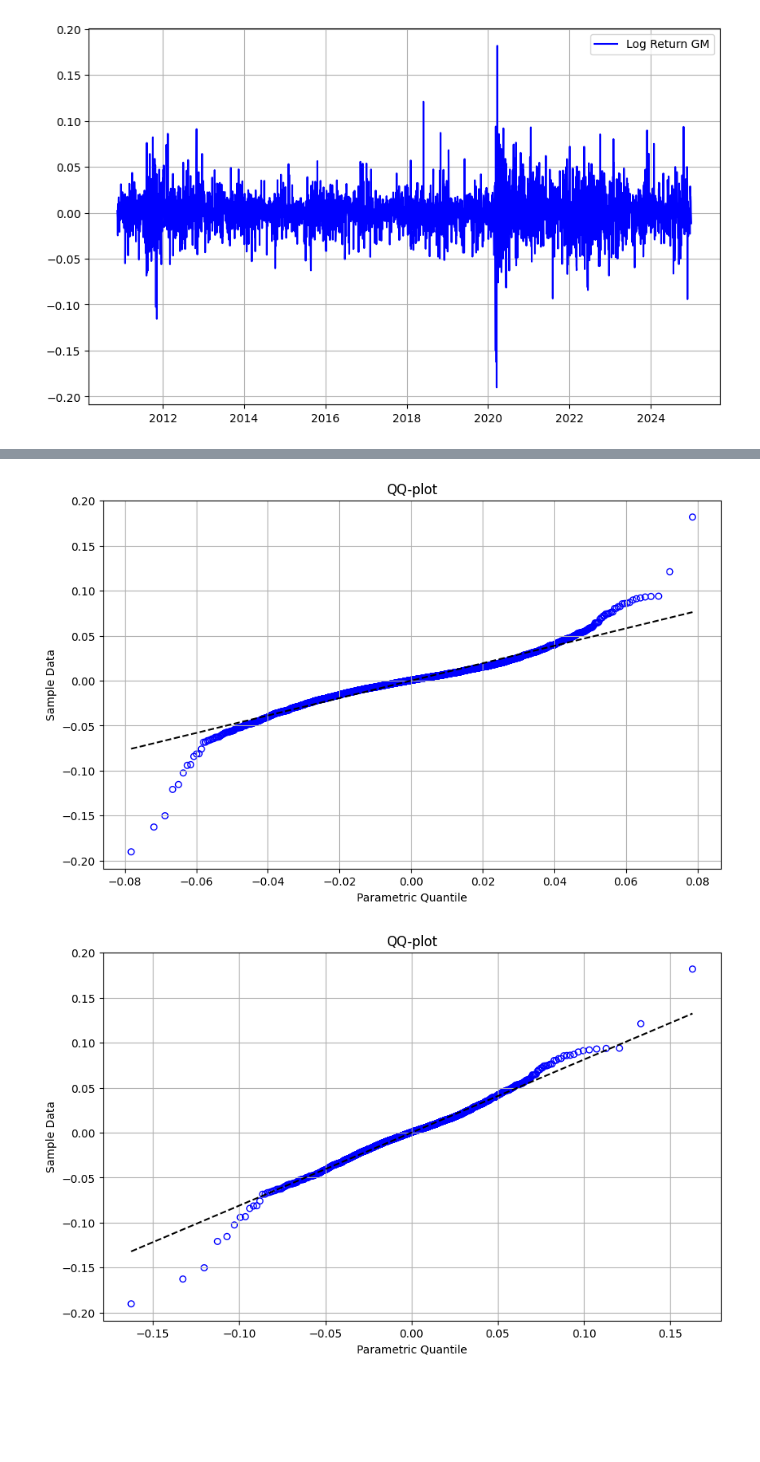
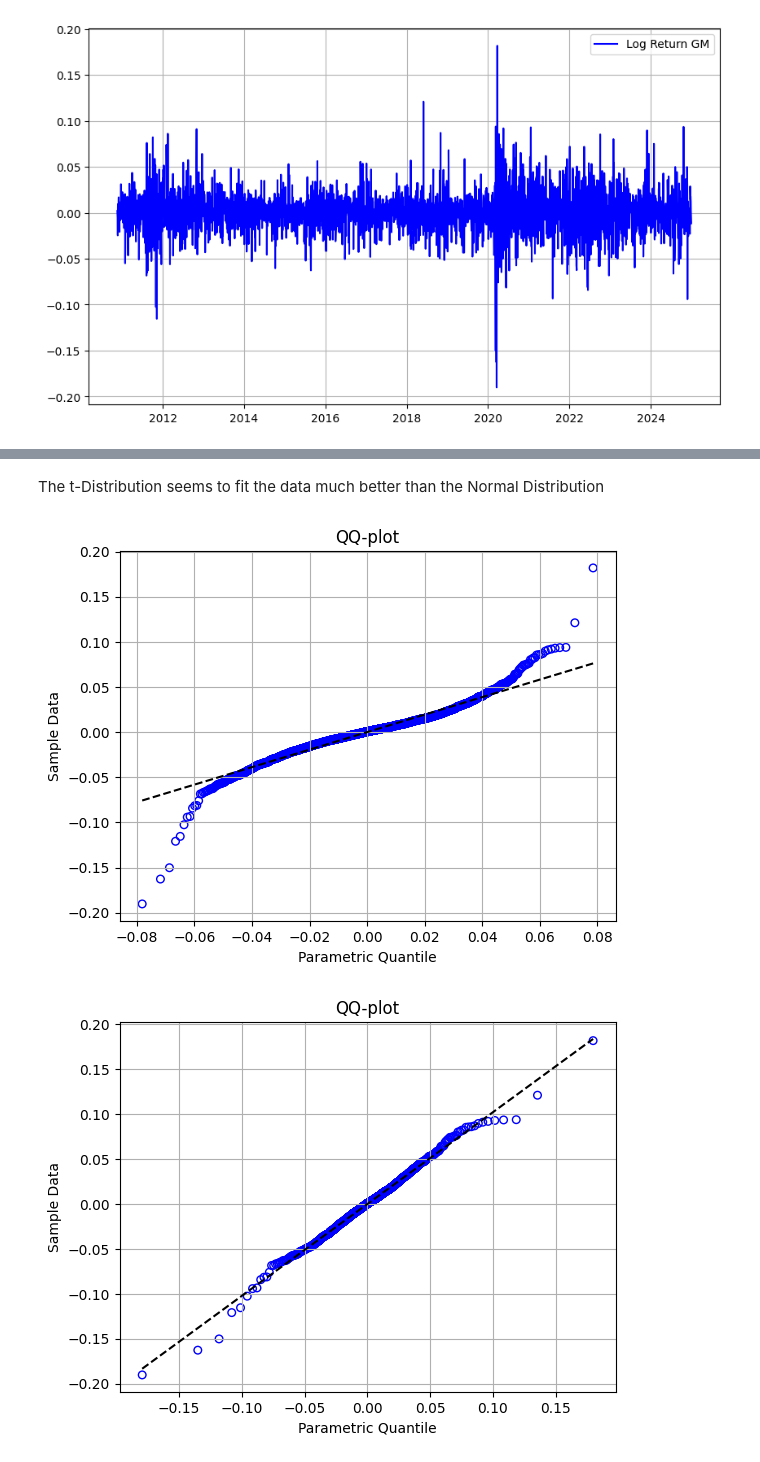
Before and after one commit to amiccibattaglini/Explanatory-Analysis, a Jupyter notebook: ExampleUsage.ipynb, the cells around one changed output, grey strips where cells are left out. Drawn from its saved outputs; the diff is of its cells as text; code cells hidden in the pictures; blank space fills up the shorter version.

```diff
--- a/ExampleUsage.ipynb
+++ b/ExampleUsage.ipynb
@@ -103,13 +103,15 @@ plt.show()
+# %% [markdown]
+The t-Distribution seems to fit the data much better than the Normal Distribution
 # %%
 #QQ-plot and Half Normal Plot
 
 plots_norm = ExplanatoryPlots(data = data["log_ret"], distribution = "norm", type = "QQ-plot")
-plots_t = ExplanatoryPlots(data = data["log_ret"], distribution = "t", type = "QQ-plot", df = 6)
+plots_t = ExplanatoryPlots(data = data["log_ret"], distribution = "t", type = "QQ-plot")
 
 plots_norm.QQPlot_Plot()
 plots_t.QQPlot_Plot()
 # %% [output]
-[figure, old version]
+[figure, new version]
-[figure, old version]
+[figure, new version]
 # %%
 half_normal = ExplanatoryPlots(data["log_ret"], distribution = "norm", type = "Half-plot")
```
Also changed, not shown: parts of 3 cells of this notebook.
